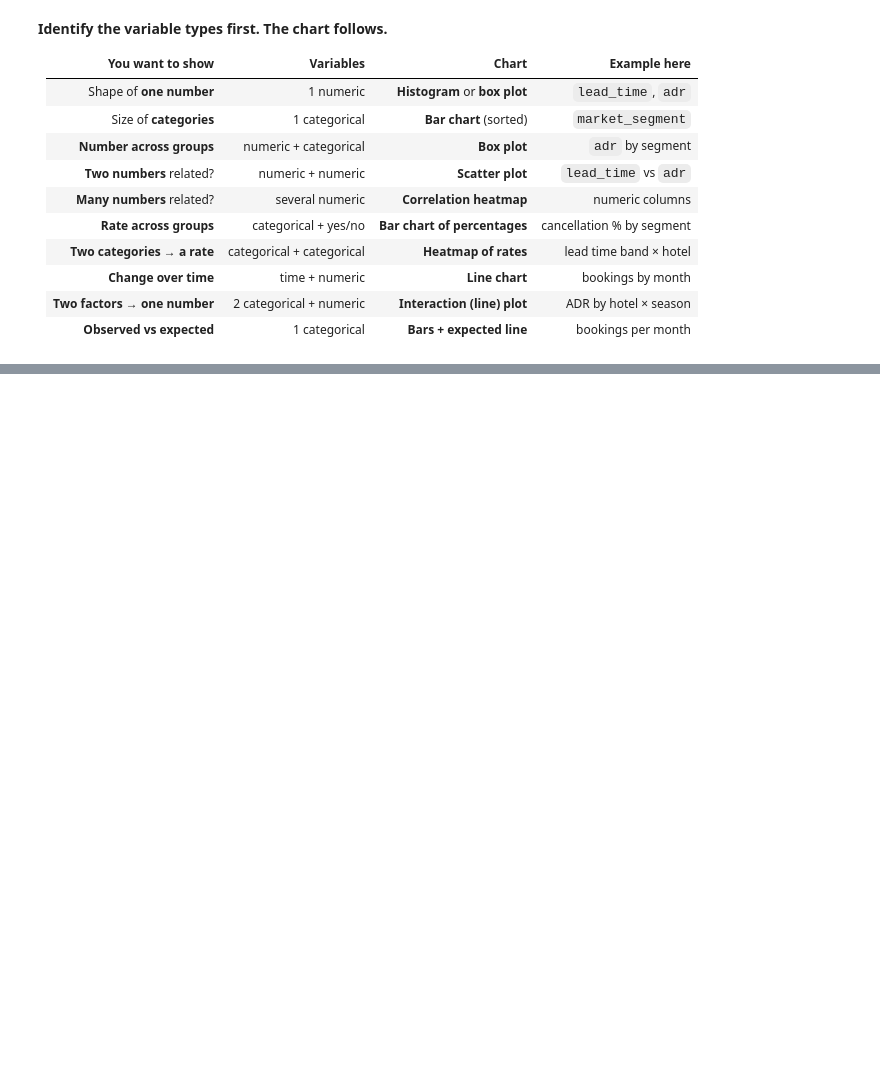
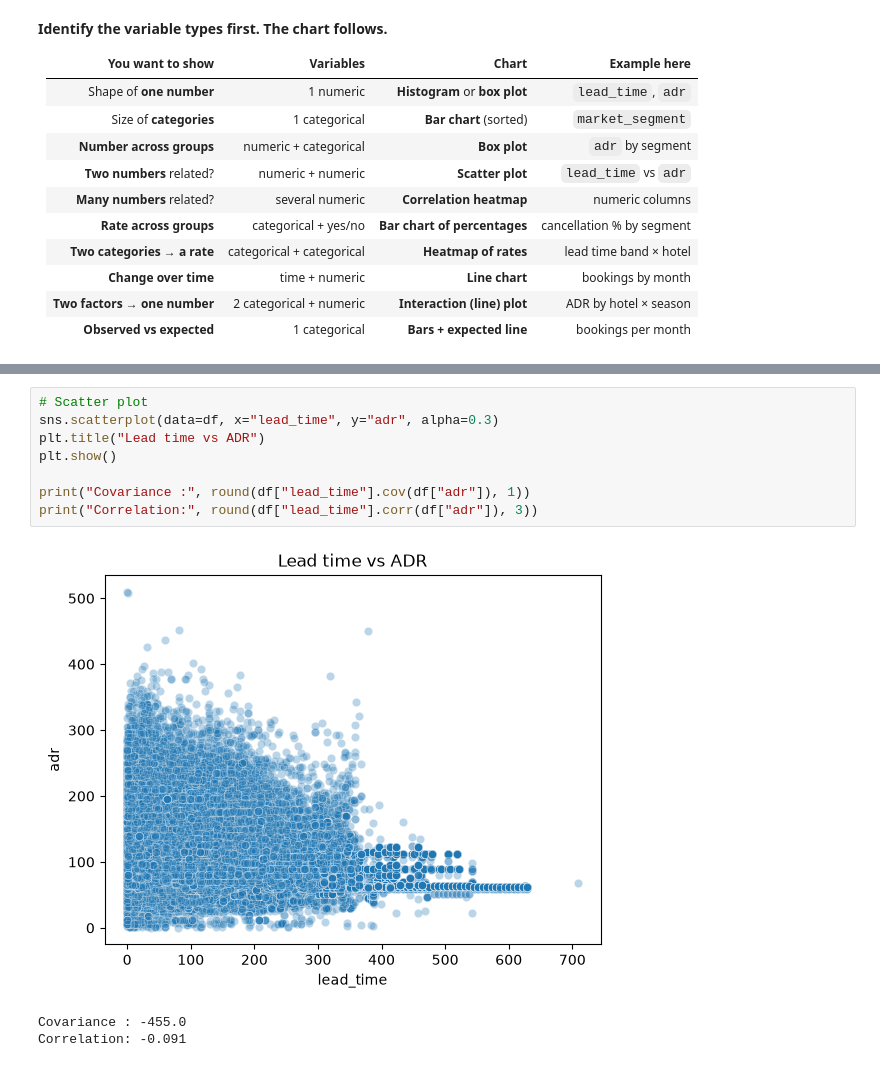
Before and after one commit to prajwal-sv/Data-Analytics, a Jupyter notebook: case study/hotel.ipynb, the cells around one changed output, grey strips where cells are left out. Cells and saved outputs as stored; diff of their text form; blank space fills up the shorter version.

```diff
--- a/case study/hotel.ipynb
+++ b/case study/hotel.ipynb
@@ -189,0 +233,12 @@ sns.histplot(data=df , x = "lead_time")
+# %%
+# Scatter plot
+sns.scatterplot(data=df, x="lead_time", y="adr", alpha=0.3)
+plt.title("Lead time vs ADR")
+plt.show()
+
+print("Covariance :", round(df["lead_time"].cov(df["adr"]), 1))
+print("Correlation:", round(df["lead_time"].corr(df["adr"]), 3))
+# %% [output]
+[figure, added]
+Covariance : -455.0
+Correlation: -0.091
```
Also changed, not shown: parts of 16 cells of this notebook.
